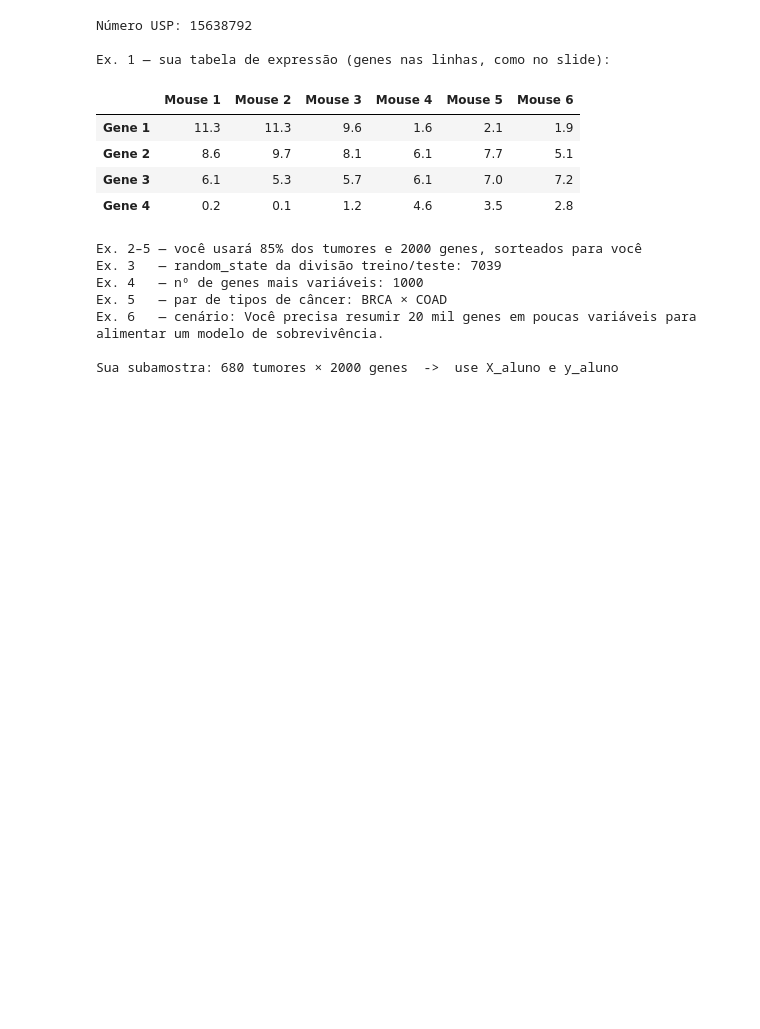
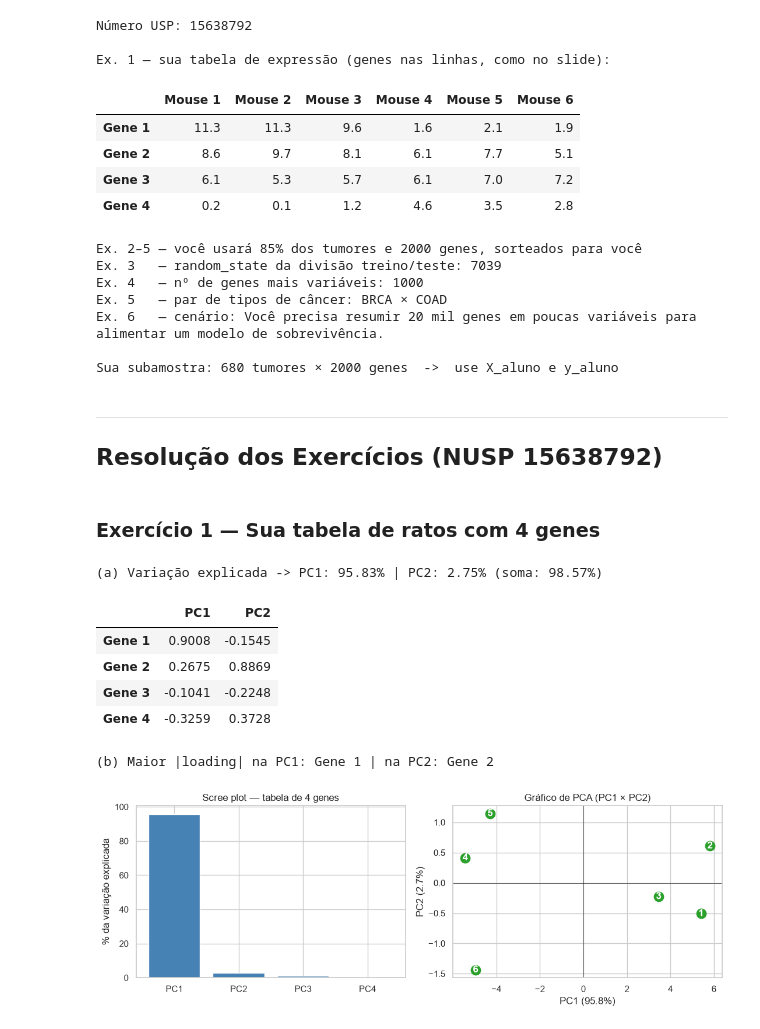
Before and after one commit to Fugant1/bioinformatics-task, a Jupyter notebook: PCA_vs_LDA_RNASeq_TCGA.ipynb, the cells around one changed output. Saved outputs shown, nothing was run; the diff lists cells and outputs as text; code cells hidden in the pictures; blank space fills up the shorter version.

Commit message:
pca vs lda exercício Genes X Tumores em população

```diff
--- a/PCA_vs_LDA_RNASeq_TCGA.ipynb
+++ b/PCA_vs_LDA_RNASeq_TCGA.ipynb
@@ -1291,3 +1291,49 @@ Ex. 5   — par de tipos de câncer: BRCA × COAD
 Ex. 6   — cenário: Você precisa resumir 20 mil genes em poucas variáveis para alimentar um modelo de sobrevivência.
 
 Sua subamostra: 680 tumores × 2000 genes  ->  use X_aluno e y_aluno
+# %% [markdown]
+---
+## Resolução dos Exercícios (NUSP 15638792)
+# %% [markdown]
+### Exercício 1 — Sua tabela de ratos com 4 genes
+# %%
+# ---------------------------------------------------------------
+# Exercício 1 — PCA na sua tabela de 6 ratos × 4 genes
+# ---------------------------------------------------------------
+# Transpomos para o formato do scikit-learn: linhas = amostras (ratos), colunas = variáveis (genes)
+X_ratos_ex1 = P["tabela_ratos"].T
+
+# Ajustamos o PCA com random_state=0 (regra da correção) mantendo todas as 4 PCs
+pca_ex1 = PCA(random_state=0).fit(X_ratos_ex1)
+Z_ratos_ex1 = pca_ex1.transform(X_ratos_ex1)
+ev_ex1 = 100 * pca_ex1.explained_variance_ratio_
+
+print(f"(a) Variação explicada -> PC1: {ev_ex1[0]:.2f}% | PC2: {ev_ex1[1]:.2f}% (soma: {ev_ex1[:2].sum():.2f}%)")
+
+# Loading scores: peso de cada gene em PC1 e PC2 (maior |loading| = maior influência)
+loadings_ex1 = pd.DataFrame(pca_ex1.components_[:2].T, index=X_ratos_ex1.columns, columns=["PC1", "PC2"])
+display(loadings_ex1.round(4))
+print(f"(b) Maior |loading| na PC1: {loadings_ex1['PC1'].abs().idxmax()} | na PC2: {loadings_ex1['PC2'].abs().idxmax()}")
+
+# Visualização: scree plot + projeção PC1 × PC2
+fig, ax = plt.subplots(1, 2, figsize=(11, 4))
+ax[0].bar([f"PC{i+1}" for i in range(len(ev_ex1))], ev_ex1, color="steelblue")
+ax[0].set(title="Scree plot — tabela de 4 genes", ylabel="% da variação explicada")
+
+ax[1].scatter(Z_ratos_ex1[:, 0], Z_ratos_ex1[:, 1], s=140, c="tab:green")
+for i, nome in enumerate(X_ratos_ex1.index):
+    ax[1].annotate(nome.split()[-1], (Z_ratos_ex1[i, 0], Z_ratos_ex1[i, 1]),
+                   ha="center", va="center", color="white", fontweight="bold")
+ax[1].axhline(0, c="k", lw=0.5); ax[1].axvline(0, c="k", lw=0.5)
+ax[1].set(title="Gráfico de PCA (PC1 × PC2)",
+          xlabel=f"PC1 ({ev_ex1[0]:.1f}%)", ylabel=f"PC2 ({ev_ex1[1]:.1f}%)")
+plt.tight_layout(); plt.show()
+# %% [output]
+(a) Variação explicada -> PC1: 95.83% | PC2: 2.75% (soma: 98.57%)
+|  | PC1 | PC2 |
+| Gene 1 | 0.9008 | -0.1545 |
+| Gene 2 | 0.2675 | 0.8869 |
+| Gene 3 | -0.1041 | -0.2248 |
+| Gene 4 | -0.3259 | 0.3728 |
+(b) Maior |loading| na PC1: Gene 1 | na PC2: Gene 2
+[figure, added]
```
Also changed, not shown: parts of 39 cells of this notebook, 2 other files.
